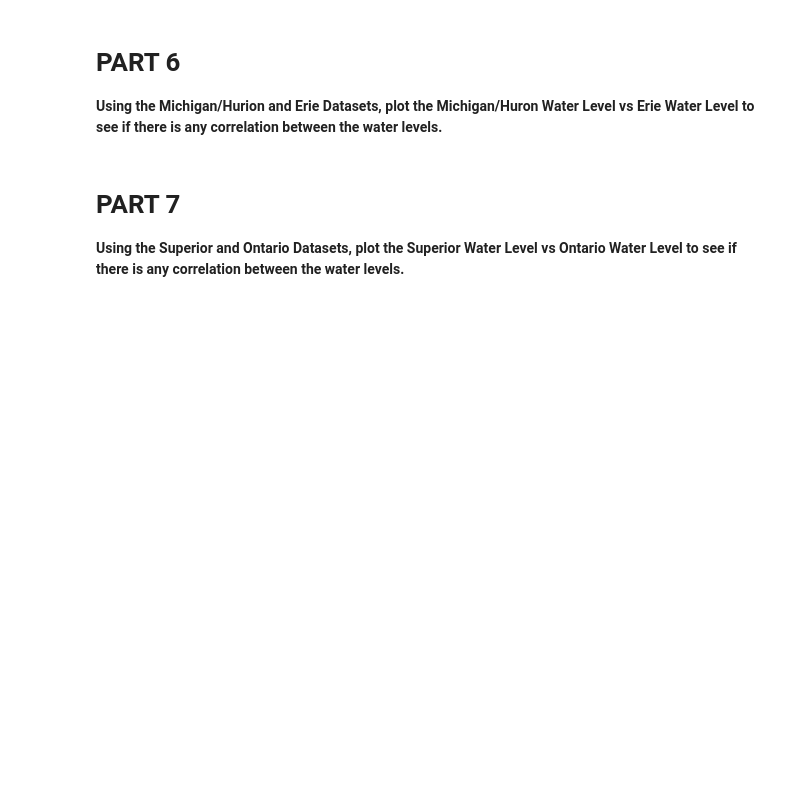
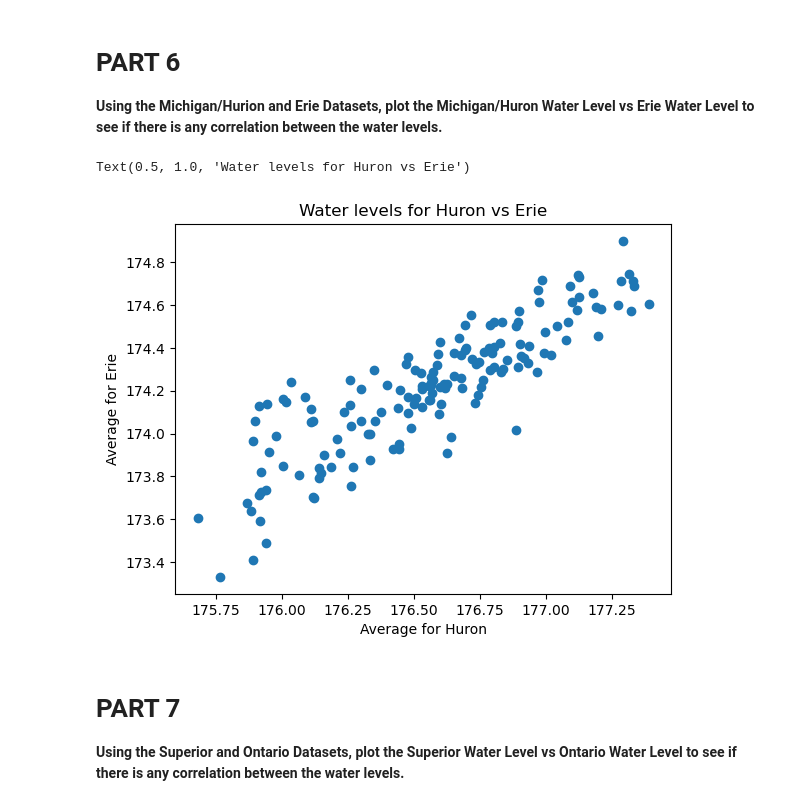
Before and after one commit to pateld44/CMSE202_Git_Started, a Jupyter notebook: Great_Lakes_and_Grand_River.ipynb, the cells around one changed output. Saved outputs shown, nothing was run; the diff lists cells and outputs as text; code cells hidden in the pictures; blank space fills up the shorter version.

```diff
--- a/Great_Lakes_and_Grand_River.ipynb
+++ b/Great_Lakes_and_Grand_River.ipynb
@@ -94,3 +103,24 @@ plt.show()
+# %%
+# Insert Code Here
+
+
+
+# Load the data with no header and your specified column names.
+
+
+# Now you can access the second column with 'YourColumnName'
+
+mhu_df = pd.read_csv("./data/mhu.csv")
+erie_df = pd.read_csv("./data/eri.csv")
+
+
+plt.scatter(mhu_df['AnnAvg'], erie_df.iloc[:,1])
+plt.xlabel("Average for Huron")
+plt.ylabel("Average for Erie")
+plt.title("Water levels for Huron vs Erie")
+# %% [output]
+Text(0.5, 1.0, 'Water levels for Huron vs Erie')
+[figure, added]
 # %% [markdown]
 # PART 7
 
```
Also changed, not shown: parts of 3 cells of this notebook.
